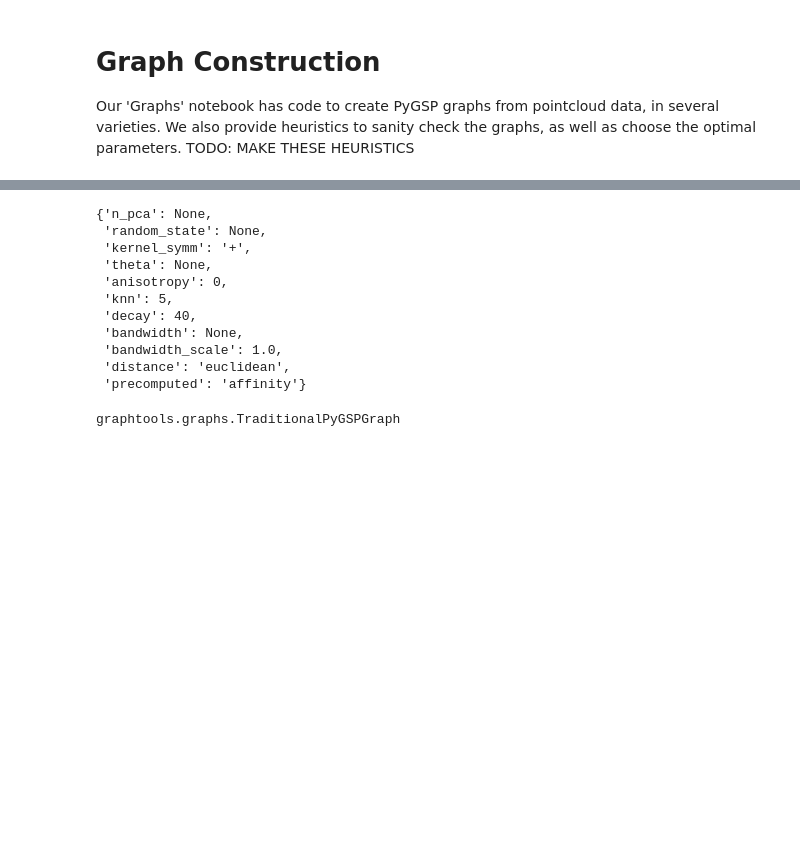
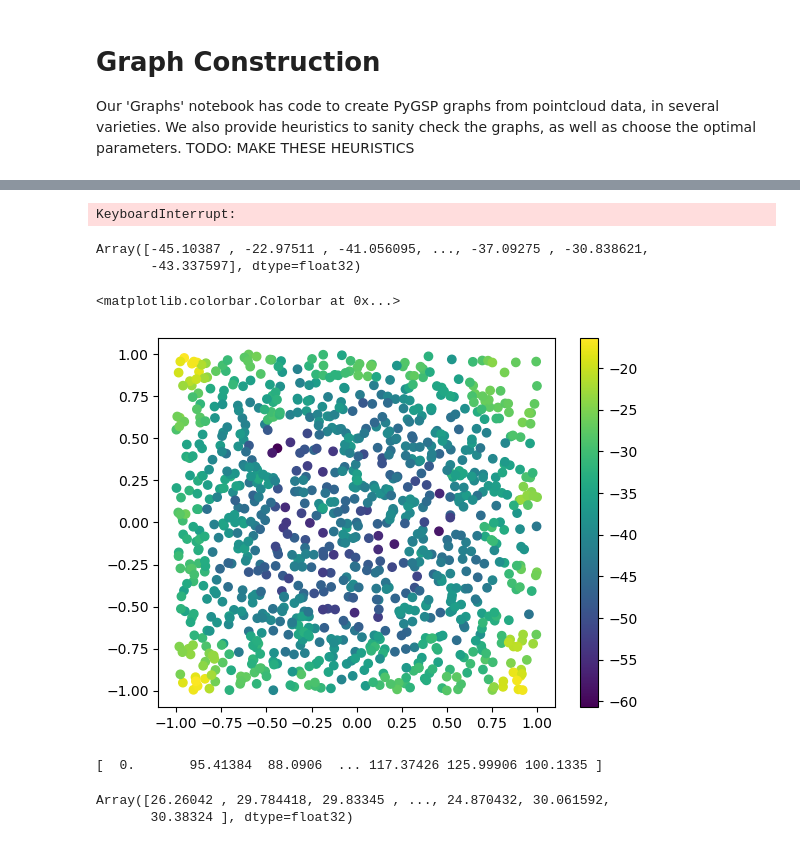
Before and after one commit to professorwug/diffusion_curvature_old, a Jupyter notebook: nbs/1 Core.ipynb, the cells around one changed output, grey strips where cells are left out. Cells and saved outputs as stored; diff of their text form; code cells hidden in the pictures; blank space fills up the shorter version.

```diff
--- a/nbs/1 Core.ipynb
+++ b/nbs/1 Core.ipynb
@@ -8,3 +1,35 @@ from nbdev import show_doc
+# %%
+#|default_exp comparison_space
+## Standard libraries
+import os
+import math
+import numpy as np
+import time
+# Configure environment
+os.environ['XLA_PYTHON_CLIENT_PREALLOCATE']='false' # Tells Jax not to hog all of the memory to this process.
+
+## Imports for plotting
+import matplotlib.pyplot as plt
+%matplotlib inline
+from IPython.display import set_matplotlib_formats
+set_matplotlib_formats('svg', 'pdf') # For export
+from matplotlib.colors import to_rgba
+import seaborn as sns
+sns.set()
+
+## Progress bar
+from tqdm.auto import tqdm
+
+## project specifics
+import diffusion_curvature
+from diffusion_curvature.kernels import *
+from diffusion_curvature.datasets import *
+import jax
+import jax.numpy as jnp
+jax.devices()
+
+%load_ext autoreload
+%autoreload 2
 # %% [markdown]
 # Implementation (PyGSP + JAX)
 > Curvature computations on any graphtools graph
@@ -220,18 +221,7 @@ G_torus.lap_type
-# %%
-G_torus.get_params()
-# %% [output]
-{'n_pca': None,
- 'random_state': None,
- 'kernel_symm': '+',
- 'theta': None,
- 'anisotropy': 0,
- 'knn': 5,
- 'decay': 40,
- 'bandwidth': None,
- 'bandwidth_scale': 1.0,
- 'distance': 'euclidean',
- 'precomputed': 'affinity'}
-# %%
-type(G_torus)
-# %% [output]
-graphtools.graphs.TraditionalPyGSPGraph
+# %%
+X_plane = plane(1000)
+G_plane = get_alpha_decay_graph(X_plane, decay=20, knn=10, anisotropy=0.5)
+DC = DiffusionCurvature(laziness_method="Entropic")
+ks_plane = DC.curvature(G_plane, t=8, dim=2)
+# %% [output]
+KeyboardInterrupt:
@@ -237,0 +231,18 @@ graphtools.graphs.TraditionalPyGSPGraph
+# %%
+ks_plane
+# %% [output]
+Array([-45.10387 , -22.97511 , -41.056095, ..., -37.09275 , -30.838621,
+       -43.337597], dtype=float32)
+# %%
+import matplotlib.pyplot as plt
+plt.scatter(X_plane[:,0],X_plane[:,1], c = ks_plane)
+plt.colorbar()
+# %% [output]
+<matplotlib.colorbar.Colorbar at 0x...>
+[figure, added]
+# %%
+DC.unsigned_curvature(G_plane, t=8)
+# %% [output]
+[  0.       95.41384  88.0906  ... 117.37426 125.99906 100.1335 ]
+Array([26.26042 , 29.784418, 29.83345 , ..., 24.870432, 30.061592,
+       30.38324 ], dtype=float32)
```
Also changed, not shown: parts of 11 cells of this notebook, 13 other files.
